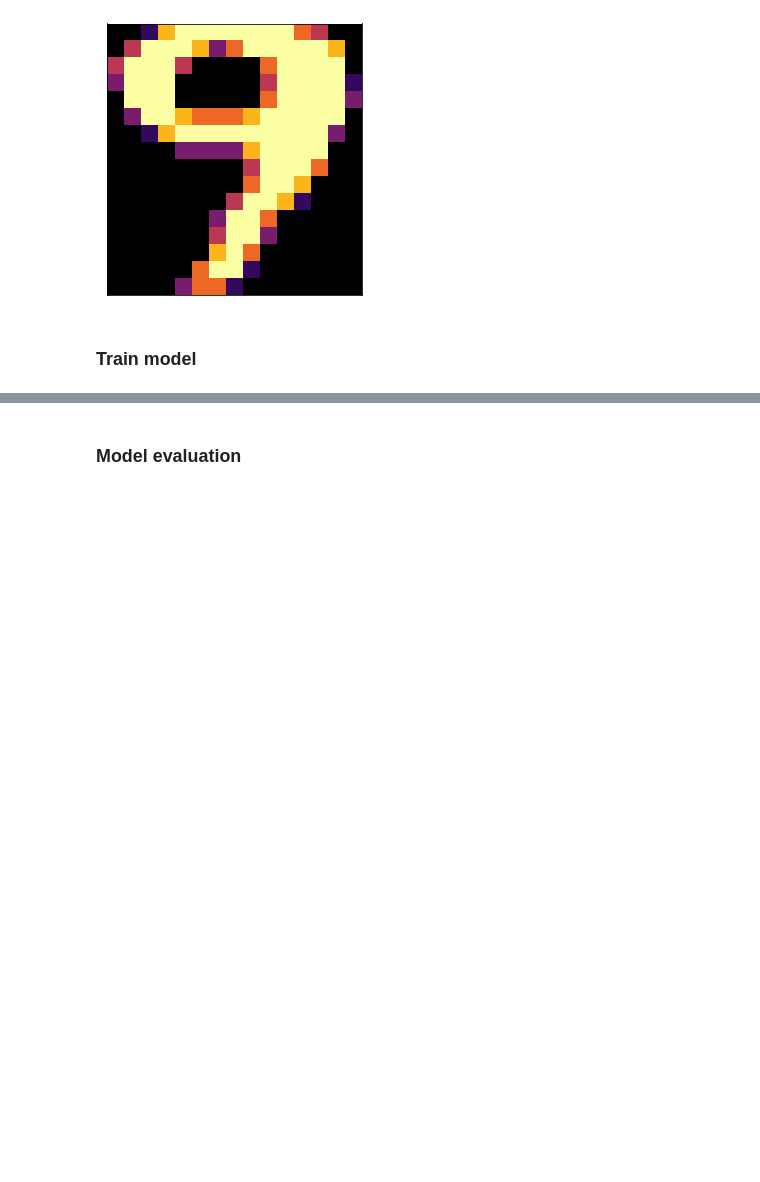
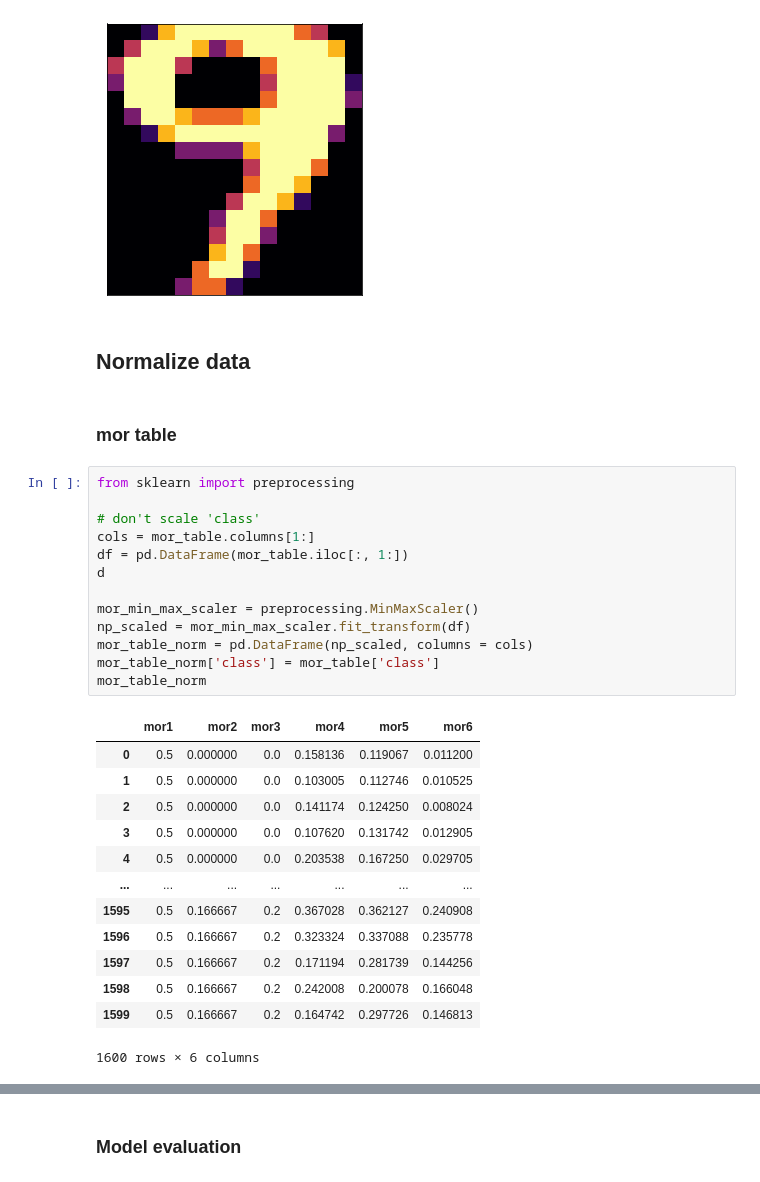
Before and after one commit to darknessest/datamining_uci_hw, a Jupyter notebook: mfeat.ipynb, the cells around one changed output, grey strips where cells are left out. Drawn from its saved outputs; the diff is of its cells as text; blank space fills up the shorter version.

```diff
--- a/mfeat.ipynb
+++ b/mfeat.ipynb
@@ -194,5 +194,34 @@ plt.imshow(sample)
 # %% [output]
 <matplotlib.image.AxesImage at 0x...>
 [figure]
-# %% [markdown]
-### Train model
+# %% [markdown]
+## Normalize data
+# %% [markdown]
+### mor table
+# %%
+from sklearn import preprocessing
+
+# don't scale 'class'
+cols = mor_table.columns[1:]
+df = pd.DataFrame(mor_table.iloc[:, 1:])
+d
+
+mor_min_max_scaler = preprocessing.MinMaxScaler()
+np_scaled = mor_min_max_scaler.fit_transform(df)
+mor_table_norm = pd.DataFrame(np_scaled, columns = cols)
+mor_table_norm['class'] = mor_table['class']
+mor_table_norm
+# %% [output]
+|  | mor1 | mor2 | mor3 | mor4 | mor5 | mor6 |
+| 0 | 0.5 | 0.000000 | 0.0 | 0.158136 | 0.119067 | 0.011200 |
+| 1 | 0.5 | 0.000000 | 0.0 | 0.103005 | 0.112746 | 0.010525 |
+| 2 | 0.5 | 0.000000 | 0.0 | 0.141174 | 0.124250 | 0.008024 |
+| 3 | 0.5 | 0.000000 | 0.0 | 0.107620 | 0.131742 | 0.012905 |
+| 4 | 0.5 | 0.000000 | 0.0 | 0.203538 | 0.167250 | 0.029705 |
+| ... | ... | ... | ... | ... | ... | ... |
+| 1595 | 0.5 | 0.166667 | 0.2 | 0.367028 | 0.362127 | 0.240908 |
+| 1596 | 0.5 | 0.166667 | 0.2 | 0.323324 | 0.337088 | 0.235778 |
+| 1597 | 0.5 | 0.166667 | 0.2 | 0.171194 | 0.281739 | 0.144256 |
+| 1598 | 0.5 | 0.166667 | 0.2 | 0.242008 | 0.200078 | 0.166048 |
+| 1599 | 0.5 | 0.166667 | 0.2 | 0.164742 | 0.297726 | 0.146813 |
+1600 rows × 6 columns
```
Also changed, not shown: parts of 5 cells of this notebook.
